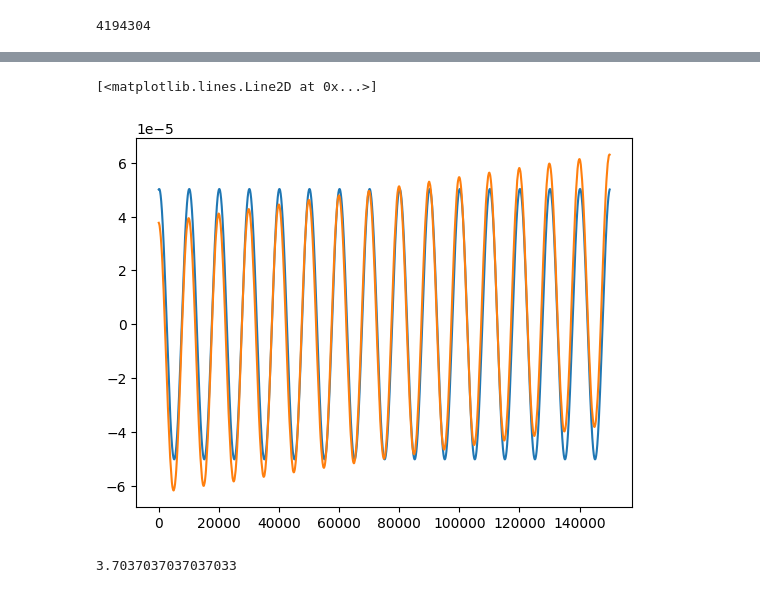
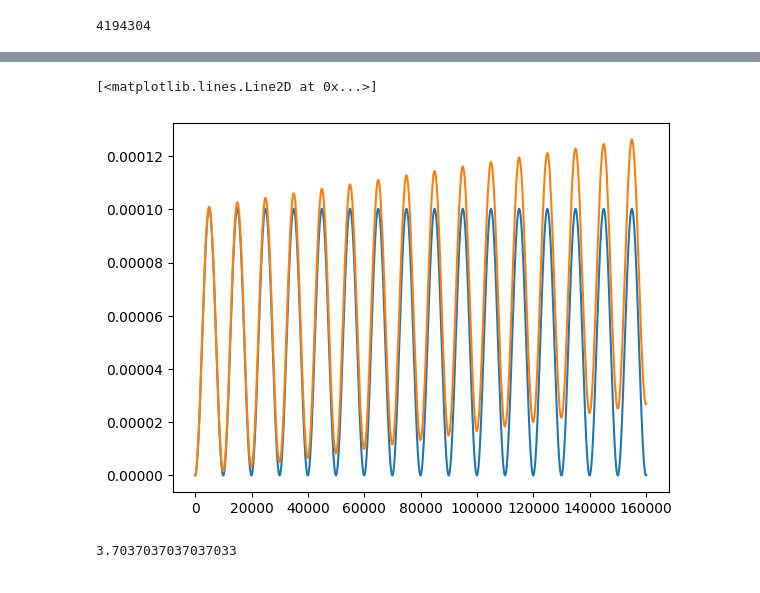
Before and after one commit to BuslaySt/Helmholz-Polymagnit, a Jupyter notebook: code/HarmData_fast.ipynb, the cells around one changed output, grey strips where cells are left out. Drawn from its saved outputs; the diff is of its cells as text; code cells hidden in the pictures.

```diff
--- a/code/HarmData_fast.ipynb
+++ b/code/HarmData_fast.ipynb
@@ -232,14 +223,14 @@ Fast Goertzel Amp: 5.02394e-05, f_phase = 93.314°
 # %%
 %matplotlib inline
 
 x = df_res.index.values
-y = f_amp * np.cos(2 * np.pi * 1/10000 * x + f_phase+np.pi*0.27)
+y = f_amp * np.sin(2 * np.pi * 1/10000 * x + f_phase+np.pi/2)+f_amp
 
 plt.plot(y)
-plt.plot(df_res.volts+f_amp/2*1.5)
+plt.plot(df_res.volts)
 # %% [output]
 [<matplotlib.lines.Line2D at 0x...>]
-[figure, old version]
+[figure, new version]
 # %%
 1/0.27
 # %% [output]
```
Also changed, not shown: parts of 5 cells of this notebook.
